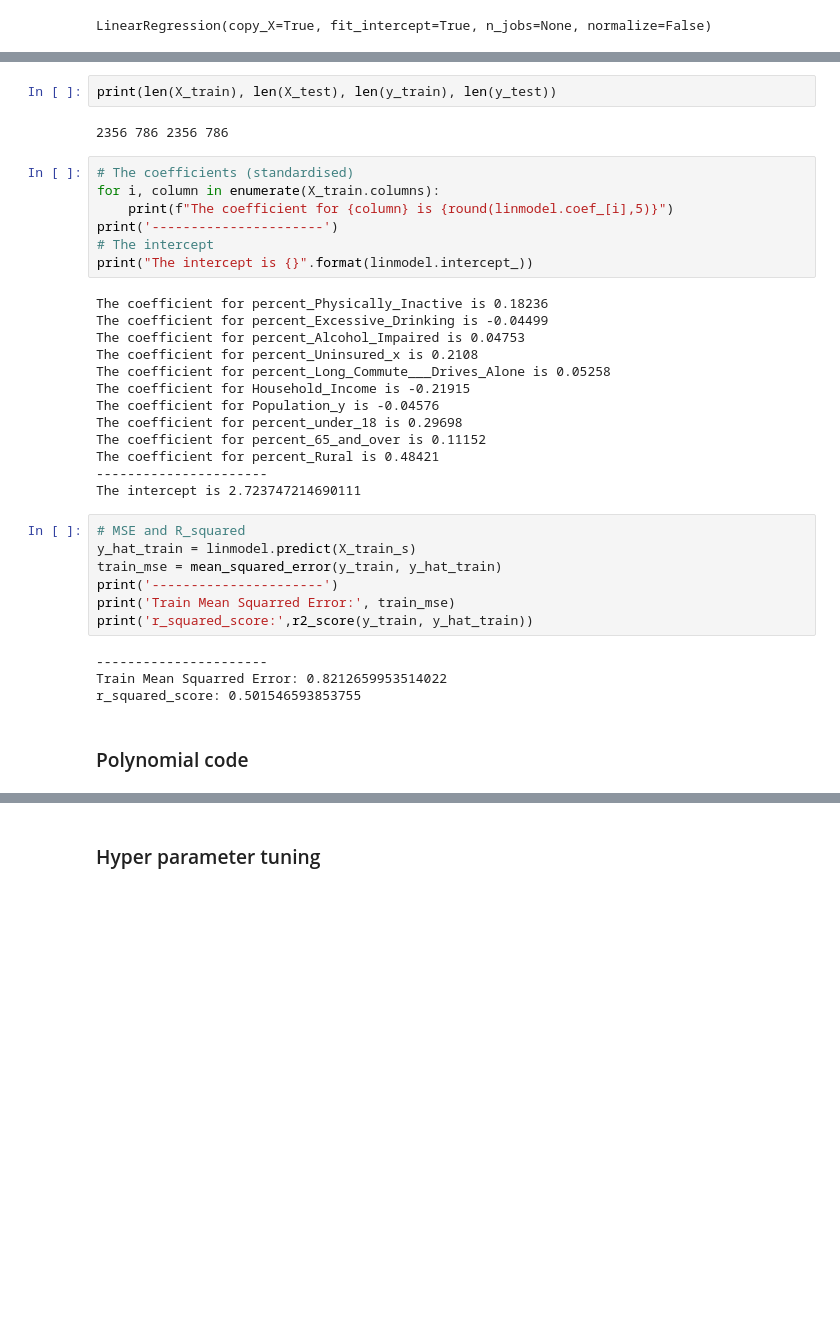
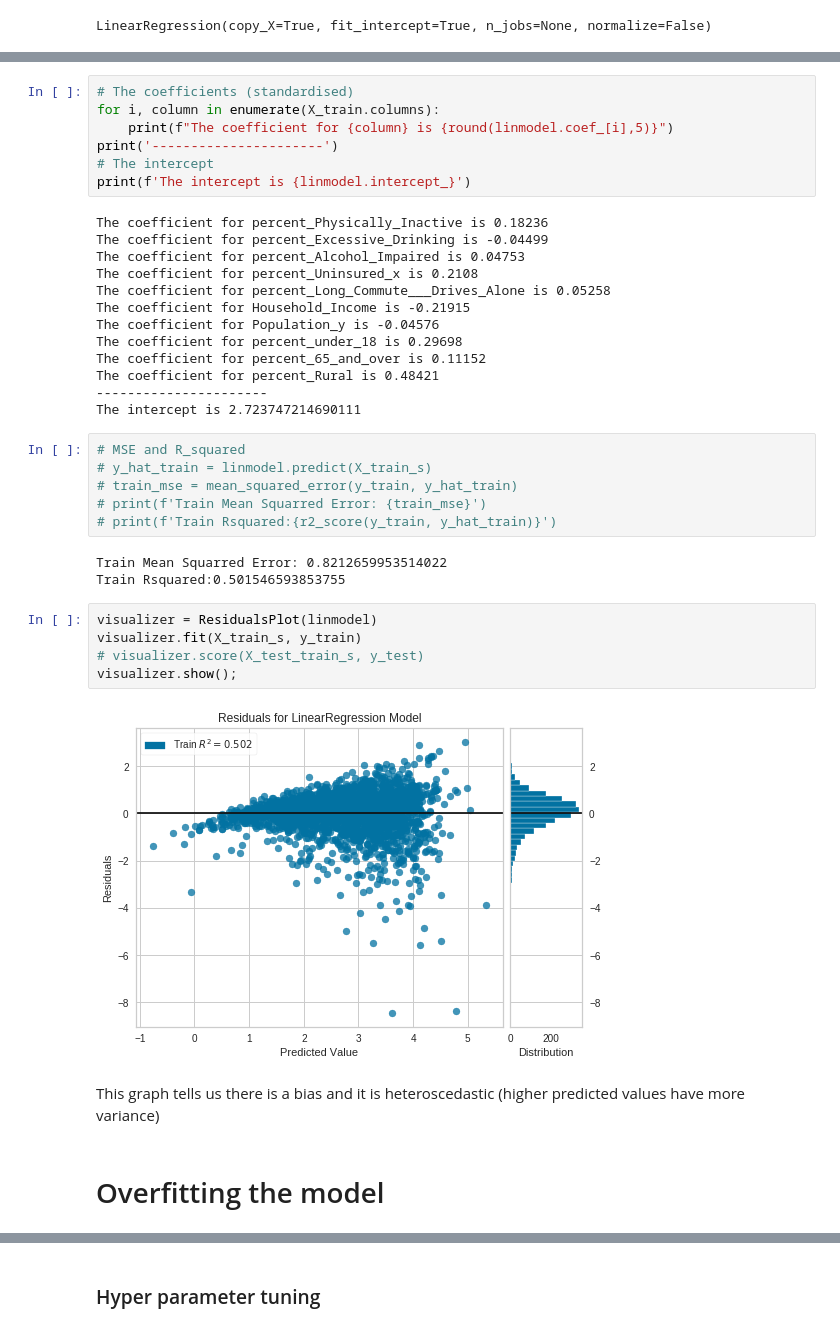
Before and after one commit to aghilissen/Mod_4_Project, a Jupyter notebook: AG.ipynb, the cells around one changed output, grey strips where cells are left out. Drawn from its saved outputs; the diff is of its cells as text; blank space fills up the shorter version.

Commit message:
fine tuning the model

```diff
--- a/AG.ipynb
+++ b/AG.ipynb
@@ -166,14 +182,10 @@ train_neg_mean_squared_error -0.8206447951079049
-# %%
-print(len(X_train), len(X_test), len(y_train), len(y_test))
-# %% [output]
-2356 786 2356 786
 # %%
 # The coefficients (standardised)
 for i, column in enumerate(X_train.columns):
     print(f"The coefficient for {column} is {round(linmodel.coef_[i],5)}")
 print('----------------------')
 # The intercept
-print("The intercept is {}".format(linmodel.intercept_))
+print(f'The intercept is {linmodel.intercept_}')
 # %% [output]
 The coefficient for percent_Physically_Inactive is 0.18236
 The coefficient for percent_Excessive_Drinking is -0.04499
@@ -189,15 +201,22 @@ The coefficient for percent_Rural is 0.48421
 The intercept is 2.723747214690111
 # %%
 # MSE and R_squared
-y_hat_train = linmodel.predict(X_train_s)
-train_mse = mean_squared_error(y_train, y_hat_train)
-print('----------------------')
-print('Train Mean Squarred Error:', train_mse)
-print('r_squared_score:',r2_score(y_train, y_hat_train))
+# y_hat_train = linmodel.predict(X_train_s)
+# train_mse = mean_squared_error(y_train, y_hat_train)
+# print(f'Train Mean Squarred Error: {train_mse}')
+# print(f'Train Rsquared:{r2_score(y_train, y_hat_train)}')
 # %% [output]
-----------------------
 Train Mean Squarred Error: 0.8212659953514022
-r_squared_score: 0.501546593853755
+Train Rsquared:0.501546593853755
-# %% [markdown]
-### Polynomial code
+# %%
+visualizer = ResidualsPlot(linmodel)
+visualizer.fit(X_train_s, y_train)
+# visualizer.score(X_test_train_s, y_test)
+visualizer.show();
+# %% [output]
+[figure, added]
+# %% [markdown]
+This graph tells us there is a bias and it is heteroscedastic (higher predicted values have more variance)
+# %% [markdown]
+# Overfitting the model
 # %%
```
Also changed, not shown: parts of 19 cells of this notebook.
